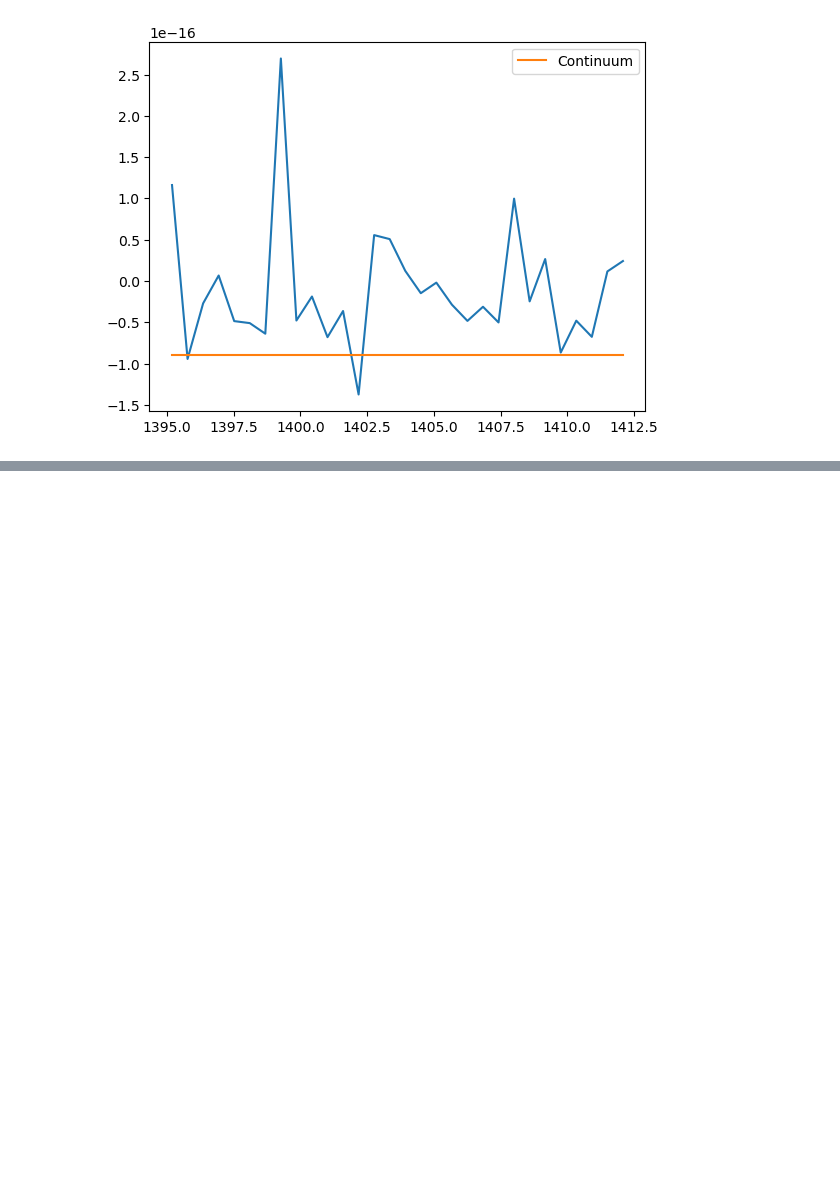
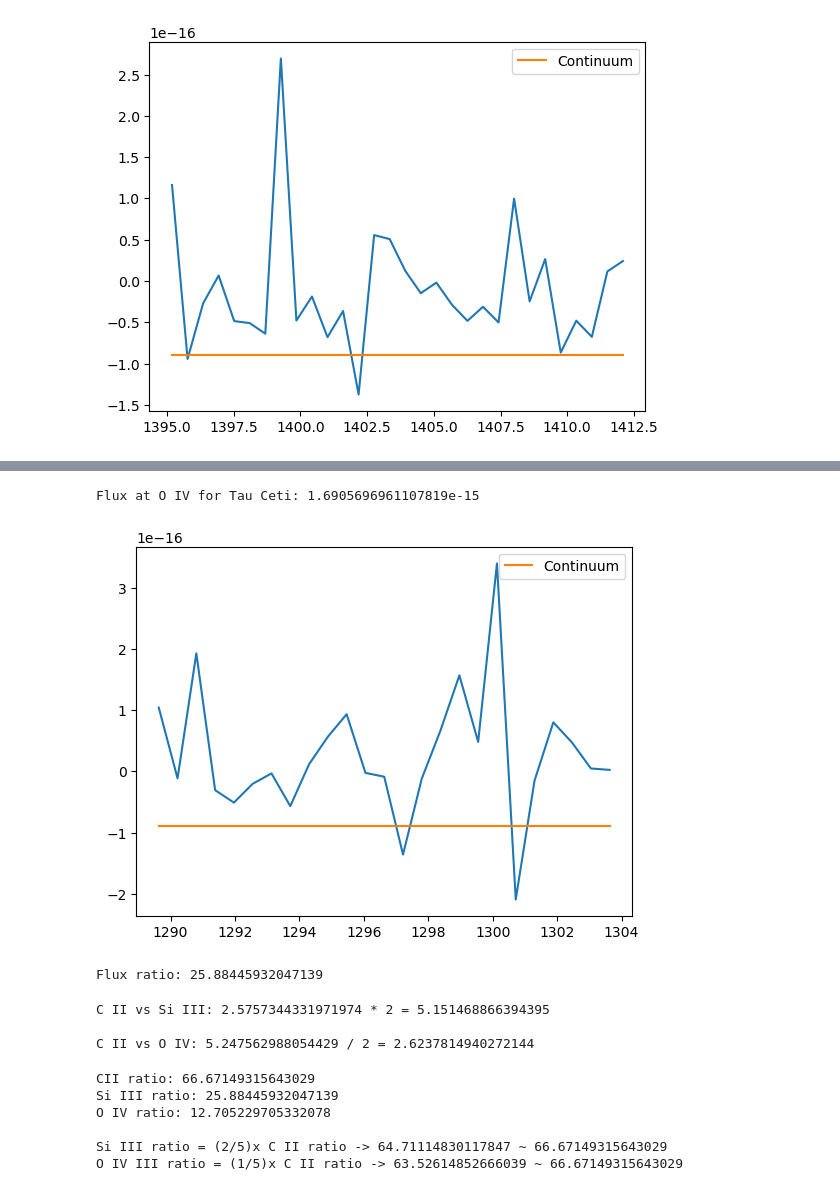
Before and after one commit to bellalongo/Star-Emission-Line-Flux, a Jupyter notebook: HD-191939/hd-191939_comparison.ipynb, the cells around one changed output, grey strips where cells are left out. Saved outputs shown, nothing was run; the diff lists cells and outputs as text; code cells hidden in the pictures; blank space fills up the shorter version.

```diff
--- a/HD-191939/hd-191939_comparison.ipynb
+++ b/HD-191939/hd-191939_comparison.ipynb
@@ -307,0 +332,52 @@ C Fe XXI lines at [1354.08]
+# %%
+# HD-191939
+hd_peak_width = 5.0
+hd_siIII_mask = (hd_wavelength_data > siIII_lines[0] - hd_peak_width) & (hd_wavelength_data < siIII_lines[2] + hd_peak_width)
+
+# Calculate the continuum
+peak_width, peak_width_pixels, flux_range = peak_width_finder('L', hd_wavelength_data[hd_siIII_mask])
+continuum = [-0.9e-16 for _ in range(len(hd_wavelength_data[hd_siIII_mask]))]# hard coded
+
+# Calculate the flux
+w0,w1 = wavelength_edges(hd_wavelength_data[hd_siIII_mask])
+total_sumflux = np.sum(hd_flux_data[hd_siIII_mask]*(w1-w0))
+continuum_sumflux = np.sum(continuum*(w1-w0))
+hd_total_flux = total_sumflux - continuum_sumflux
+print(f'Flux at O IV for Tau Ceti: {hd_total_flux}')
+
+plt.plot(hd_wavelength_data[hd_siIII_mask], hd_flux_data[hd_siIII_mask])
+plt.plot(hd_wavelength_data[hd_siIII_mask], continuum, label = 'Continuum')
+plt.legend()
+plt.show()
+# %% [output]
+Flux at O IV for Tau Ceti: 1.6905696961107819e-15
+[figure, added]
+# %%
+# Ratio
+siIII_ratio = tc_total_flux/hd_total_flux
+print(f'Flux ratio: {siIII_ratio}')
+# %% [output]
+Flux ratio: 25.88445932047139
+# %%
+print(f'C II vs Si III: {cII_ratio/siIII_ratio} * 2 = {(cII_ratio/siIII_ratio)*2} \n')
+print(f'C II vs O IV: {cII_ratio/oIV_ratio} / 2 = {(cII_ratio/oIV_ratio)/2} ')
+# %% [output]
+C II vs Si III: 2.5757344331971974 * 2 = 5.151468866394395
+
+C II vs O IV: 5.247562988054429 / 2 = 2.6237814940272144
+# %%
+# How to ge the ratios
+print(f'CII ratio: {cII_ratio}')
+print(f'Si III ratio: {siIII_ratio}')
+print(f'O IV ratio: {oIV_ratio}\n')
+
+# Math
+print(f'Si III ratio = (2/5)x C II ratio -> {siIII_ratio * 2.5} ~ {cII_ratio}')
+print(f'O IV III ratio = (1/5)x C II ratio -> {oIV_ratio * 5.0} ~ {cII_ratio}')
+# %% [output]
+CII ratio: 66.67149315643029
+Si III ratio: 25.88445932047139
+O IV ratio: 12.705229705332078
+
+Si III ratio = (2/5)x C II ratio -> 64.71114830117847 ~ 66.67149315643029
+O IV III ratio = (1/5)x C II ratio -> 63.52614852666039 ~ 66.67149315643029
```
Also changed, not shown: parts of 7 cells of this notebook.
